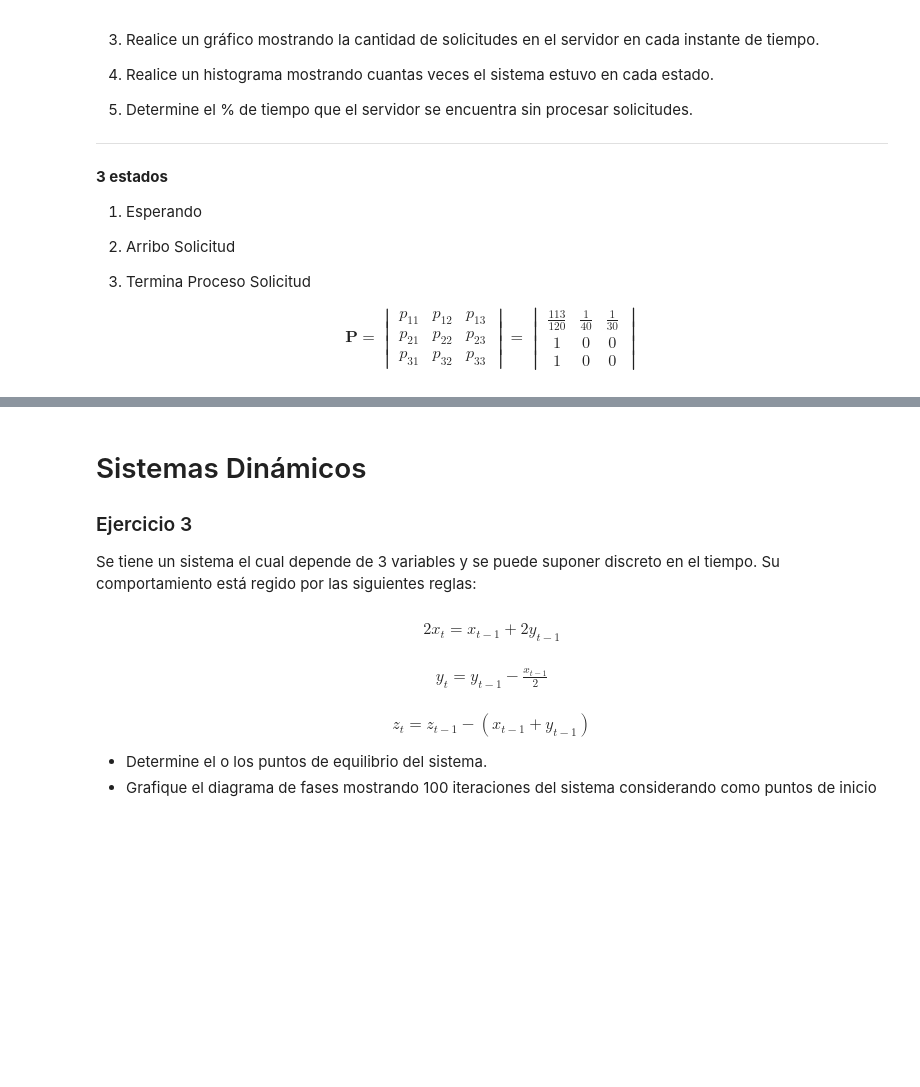
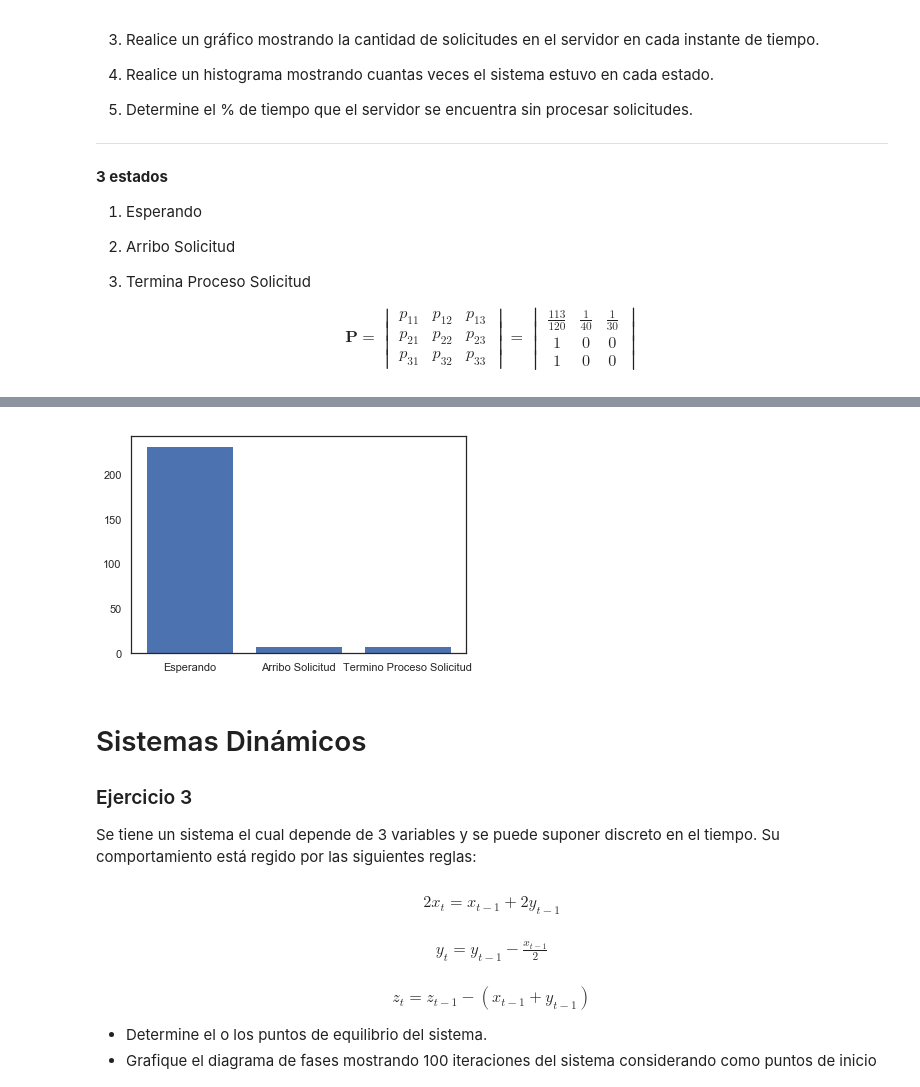
Before and after one commit to LRisaro/Simulacion, a Jupyter notebook: tps/tp2/tp2-entrega.ipynb, the cells around one changed output, grey strips where cells are left out. Drawn from its saved outputs; the diff is of its cells as text; code cells hidden in the pictures; blank space fills up the shorter version.

```diff
--- a/tps/tp2/tp2-entrega.ipynb
+++ b/tps/tp2/tp2-entrega.ipynb
@@ -261,3 +271,12 @@ Porcentaje de tiempo que el servidor no procesa solicitudes  96.60574412532638 %
+# %%
+names = ['Esperando', 'Arribo Solicitud', 'Termino Proceso Solicitud']
+values = stateCount
+
+fig, ax = plt.subplots()
+ax.bar(names, values)
+plt.show()
+# %% [output]
+[figure, added]
 # %% [markdown]
 # Sistemas Dinámicos
 
```
Also changed, not shown: parts of 5 cells of this notebook.
